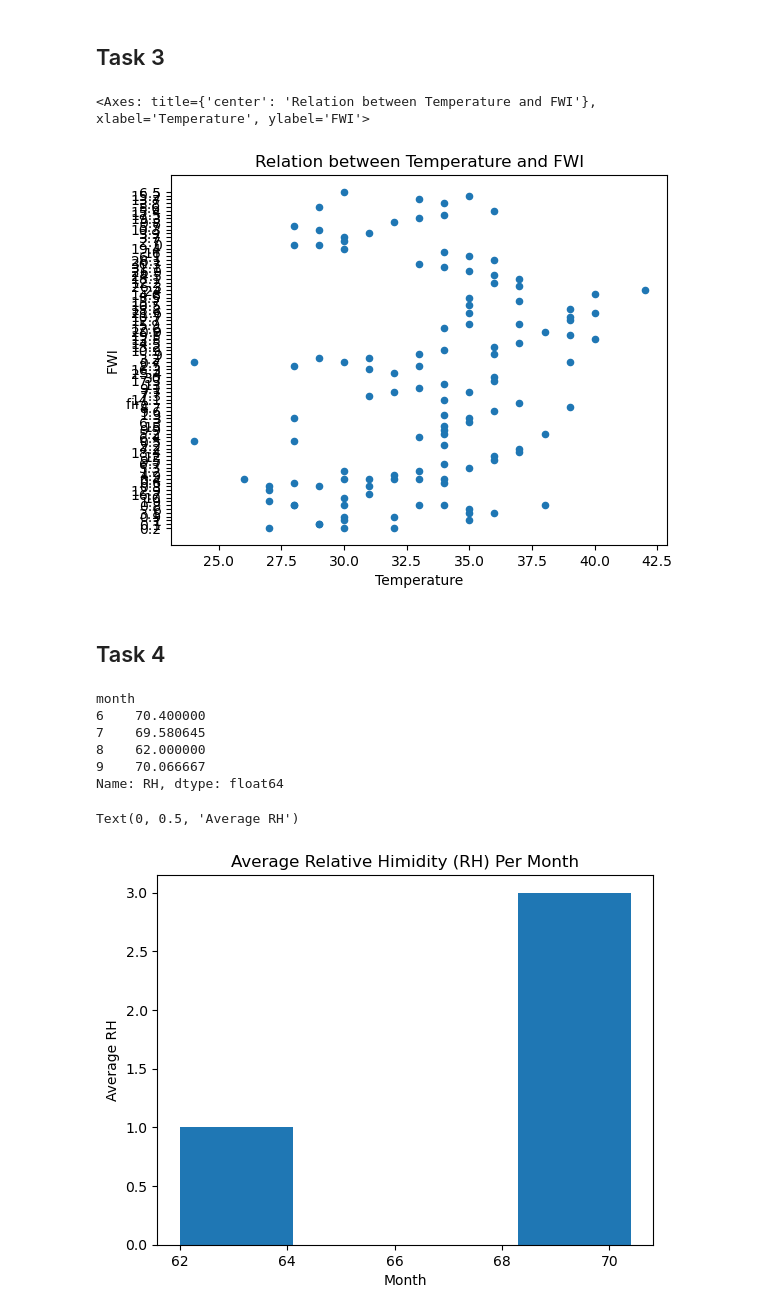
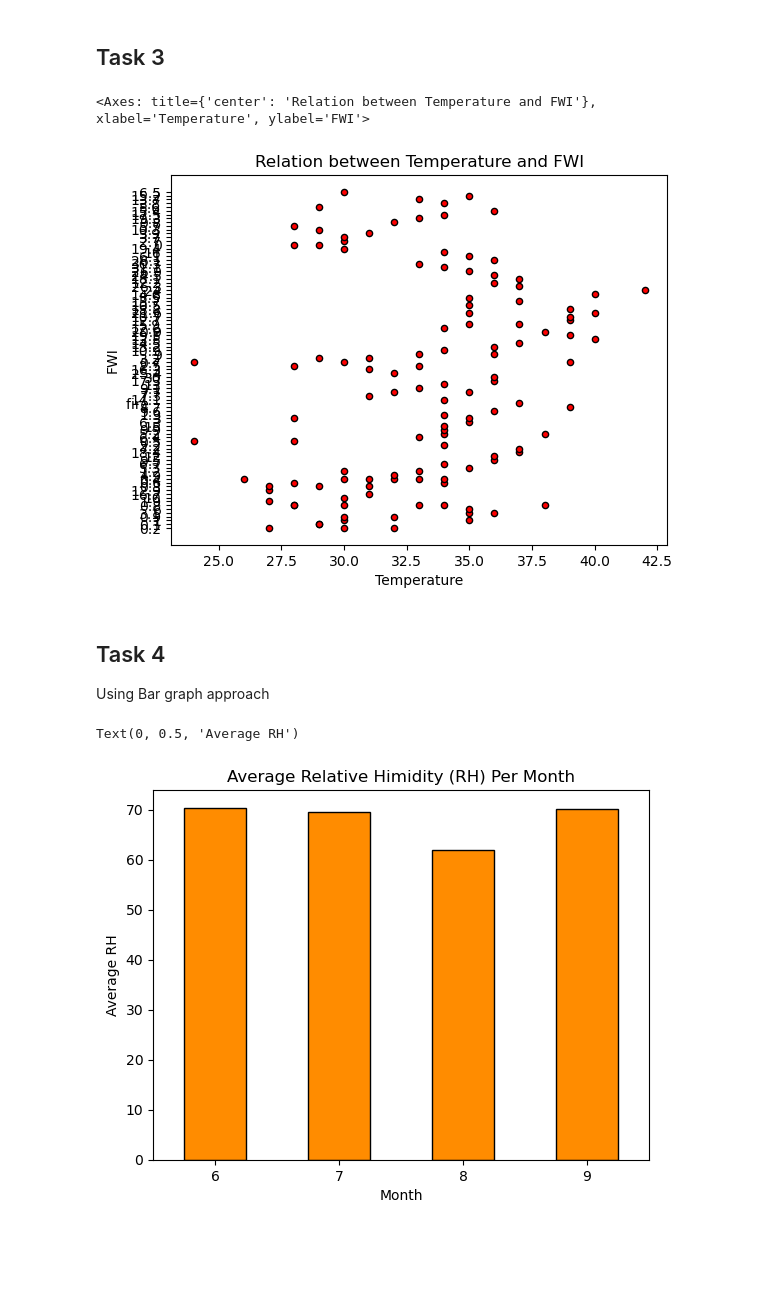
Before and after one commit to Jairik/Data-Visualization-Machine-Learning, a Jupyter notebook: Basic Datasets & Visualization/Basic_Datasets.ipynb, the cells around one changed output. Drawn from its saved outputs; the diff is of its cells as text; code cells hidden in the pictures; blank space fills up the shorter version.

```diff
--- a/Basic Datasets & Visualization/Basic_Datasets.ipynb
+++ b/Basic Datasets & Visualization/Basic_Datasets.ipynb
@@ -71,29 +55,20 @@ b_df.plot.line(x='Date', y='Temperature', title='Temperature over Time', ylabel=
 # %% [markdown]
 ## Task 3
 # %%
-s_df.plot.scatter(x='Temperature', y='FWI', title='Relation between Temperature and FWI')
-#plt.gca().yaxis.set_major_locator(ticker.MaxNLocator(10))
-#plt.show()
+s_df.plot.scatter(x='Temperature', y='FWI', title='Relation between Temperature and FWI', color='red', edgecolor='k')
 # %% [output]
 <Axes: title={'center': 'Relation between Temperature and FWI'}, xlabel='Temperature', ylabel='FWI'>
-[figure, old version]
+[figure, new version]
 # %% [markdown]
 ## Task 4
+Using Bar graph approach
 # %%
 avg_RH_per_month = b_df.groupby('month')['RH'].mean()
-print(avg_RH_per_month)
-# ASK: Is this the best type of graph? Bar might be better, since this is
-# analyzing averages
-avg_RH_per_month.plot(kind='hist', bins=avg_RH_per_month.size)
+avg_RH_per_month.plot(kind='bar', edgecolor='k', facecolor='darkorange')
 plt.title('Average Relative Himidity (RH) Per Month')
 plt.xlabel('Month')
+plt.xticks(rotation=0)
 plt.ylabel('Average RH')
 # %% [output]
-month
-6    70.400000
-7    69.580645
-8    62.000000
-9    70.066667
-Name: RH, dtype: float64
+Text(0, 0.5, 'Average RH')
-Text(0, 0.5, 'Average RH')
-[figure, old version]
+[figure, new version]
```
Also changed, not shown: parts of 12 cells of this notebook, 1 other file.
